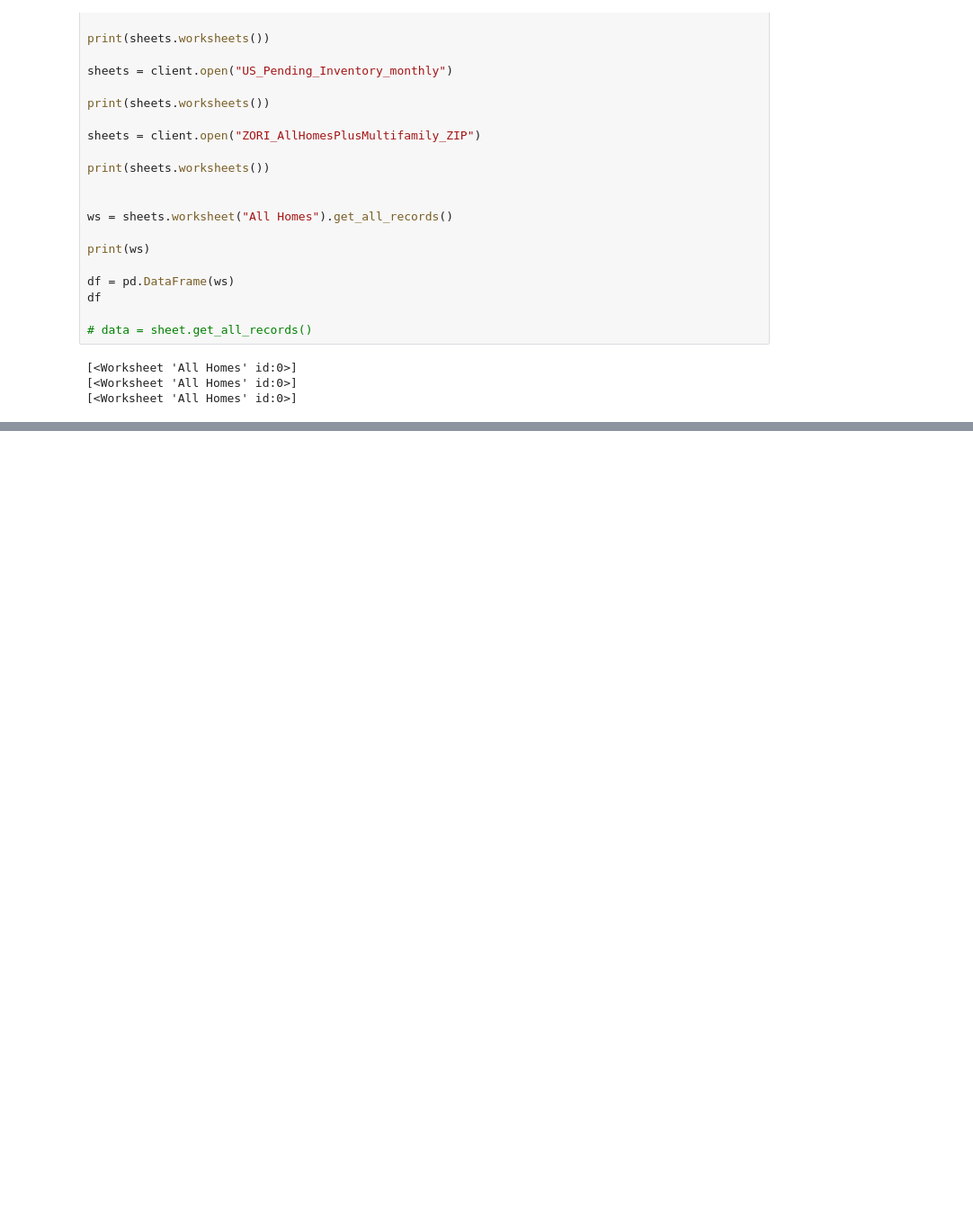
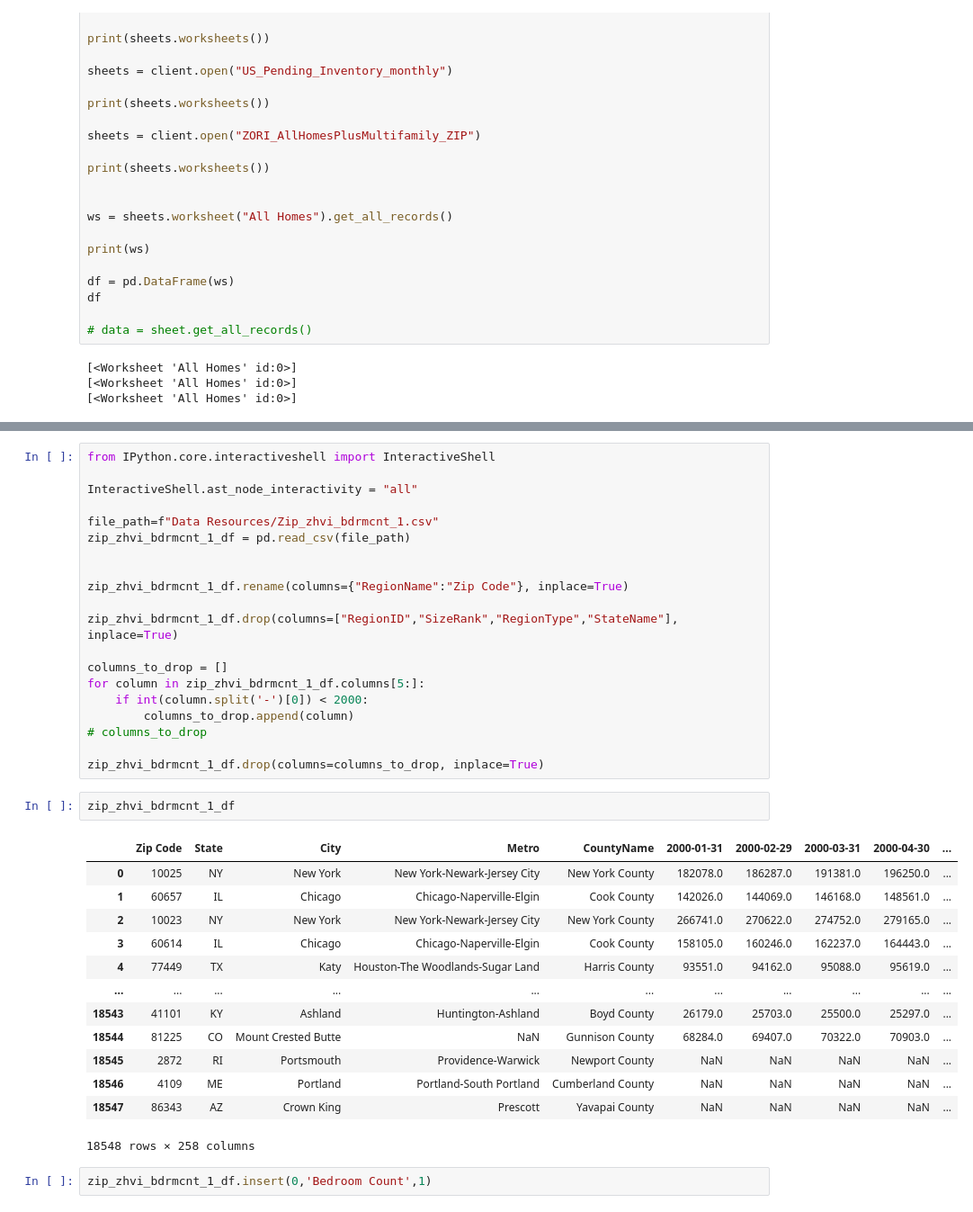
Before and after one commit to pratixashah/ETL-on-Zillow, a Jupyter notebook: ETL_Zillow_Data.ipynb, the cells around one changed output, grey strips where cells are left out. Shown at 90% size. Saved outputs shown, nothing was run; the diff lists cells and outputs as text; blank space fills up the shorter version.

Commit message:
Data Extraction from 1 Bedroom Sale data

```diff
--- a/ETL_Zillow_Data.ipynb
+++ b/ETL_Zillow_Data.ipynb
@@ -60,0 +73,38 @@ ZHVI_1bdrm_df
+# %%
+from IPython.core.interactiveshell import InteractiveShell
+
+InteractiveShell.ast_node_interactivity = "all"
+
+file_path=f"Data Resources/Zip_zhvi_bdrmcnt_1.csv"
+zip_zhvi_bdrmcnt_1_df = pd.read_csv(file_path)
+
+
+zip_zhvi_bdrmcnt_1_df.rename(columns={"RegionName":"Zip Code"}, inplace=True)
+
+zip_zhvi_bdrmcnt_1_df.drop(columns=["RegionID","SizeRank","RegionType","StateName"], inplace=True)
+
+columns_to_drop = []
+for column in zip_zhvi_bdrmcnt_1_df.columns[5:]:
+    if int(column.split('-')[0]) < 2000:
+        columns_to_drop.append(column)
+# columns_to_drop
+
+zip_zhvi_bdrmcnt_1_df.drop(columns=columns_to_drop, inplace=True)
+# %%
+zip_zhvi_bdrmcnt_1_df
+# %% [output]
+|  | Zip Code | State | City | Metro | CountyName | 2000-01-31 | 2000-02-29 | 2000-03-31 | 2000-04-30 | ... |
+| 0 | 10025 | NY | New York | New York-Newark-Jersey City | New York County | 182078.0 | 186287.0 | 191381.0 | 196250.0 | ... |
+| 1 | 60657 | IL | Chicago | Chicago-Naperville-Elgin | Cook County | 142026.0 | 144069.0 | 146168.0 | 148561.0 | ... |
+| 2 | 10023 | NY | New York | New York-Newark-Jersey City | New York County | 266741.0 | 270622.0 | 274752.0 | 279165.0 | ... |
+| 3 | 60614 | IL | Chicago | Chicago-Naperville-Elgin | Cook County | 158105.0 | 160246.0 | 162237.0 | 164443.0 | ... |
+| 4 | 77449 | TX | Katy | Houston-The Woodlands-Sugar Land | Harris County | 93551.0 | 94162.0 | 95088.0 | 95619.0 | ... |
+| ... | ... | ... | ... | ... | ... | ... | ... | ... | ... | ... |
+| 18543 | 41101 | KY | Ashland | Huntington-Ashland | Boyd County | 26179.0 | 25703.0 | 25500.0 | 25297.0 | ... |
+| 18544 | 81225 | CO | Mount Crested Butte | NaN | Gunnison County | 68284.0 | 69407.0 | 70322.0 | 70903.0 | ... |
+| 18545 | 2872 | RI | Portsmouth | Providence-Warwick | Newport County | NaN | NaN | NaN | NaN | ... |
+| 18546 | 4109 | ME | Portland | Portland-South Portland | Cumberland County | NaN | NaN | NaN | NaN | ... |
+| 18547 | 86343 | AZ | Crown King | Prescott | Yavapai County | NaN | NaN | NaN | NaN | ... |
+18548 rows × 258 columns
+# %%
+zip_zhvi_bdrmcnt_1_df.insert(0,'Bedroom Count',1)
```
Also changed, not shown: parts of 3 cells of this notebook.
